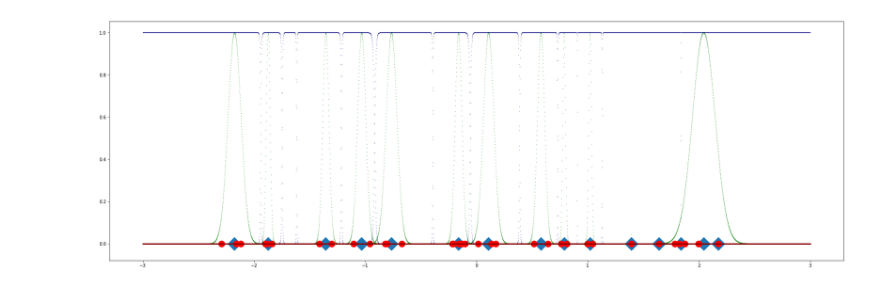
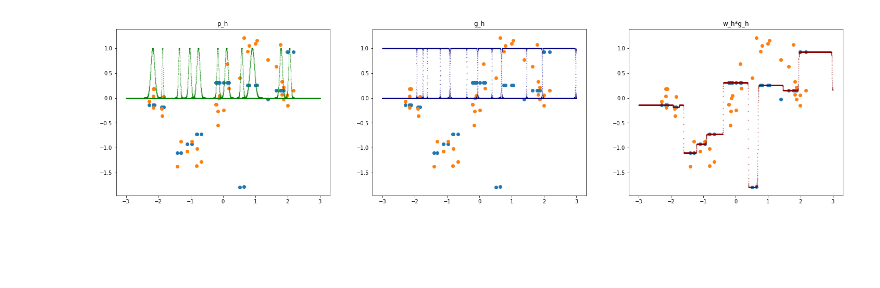
Before and after one commit to aliyesilkanat/Cmpe545, a Jupyter notebook: HW4/RBF_MoE.ipynb, the cells around one changed output. Saved outputs shown, nothing was run; the diff lists cells and outputs as text; code cells hidden in the pictures; blank space fills up the shorter version.

```diff
--- a/HW4/RBF_MoE.ipynb
+++ b/HW4/RBF_MoE.ipynb
@@ -239,33 +245,76 @@ def kmeans(X, k):
 
     return clusters, stds
 np.random.seed(1000)
-epochs=170
+
 k=15
-#m_values,s_values=kmeans(X_train,k)
-m_values,s_values=initialize_m_s(X_train,y_train,k,1000)
-w_values=np.random.uniform(-0.001,0.001,k)
-#plot_m_s_g_w(m_values,s_values,w_values)
+def plot_rbf_by_k(k,X_train,y_train,X_val,y_val,X_test,y_test):
+    fig=plt.figure(figsize=(25,20))
 
-plt.show()
-learning_rate=0.01
-for epoch in range(epochs):
-    shuffled_X,shuffled_Y=shuffle_dataset(X_train,X_test)
-    for x,r in zip(shuffled_X,shuffled_Y):
-        g_values=calculate_g(x,k,m_values,s_values)
-        y=np.dot(w_values,g_values)
-        grad_w=learning_rate*(r-y)*g_values
-        grad_m=(learning_rate*(r-y)*(w_values-y)*g_values*(x-m_values))/np.square(s_values)
-        grad_s=(learning_rate*(r-y)*(w_values-y)*g_values*(np.square(x-m_values)))/np.power(s_values,3)
-        w_values+=grad_w
-        m_values+=grad_m
-        s_values+=grad_s
-    learning_rate*=0.995
-    print("Epoch: {}, Training error: {}, Validation error: {}".format(epoch,predict_and_calc_loss(k,X_train,y_train,w_values,m_values,s_values),predict_and_calc_loss(k,X_val,y_val,w_values,m_values,s_values)))
-print("Training error: {}, Validation error: {}".format(predict_and_calc_loss(k,X_train,y_train,w_values,m_values,s_values),predict_and_calc_loss(k,X_val,y_val,w_values,m_values,s_values)))
+    ax=fig.add_subplot(331)
 
-plot_m_s_g_w(m_values,s_values,w_values)
+    epochs=200
+    #m_values,s_values=kmeans(X_train,k)
+    m_values,s_values=initialize_m_s(X_train,y_train,k,1000)
+    w_values=np.random.uniform(-0.001,0.001,k)
+    #plot_m_s_g_w(m_values,s_values,w_values)
 
-plt.scatter(X_train,predict_rbf(X_train,k,m_values,s_values,w_values))
-plt.scatter(X_train,y_train)
-plt.show()
+
+    learning_rate=0.01
+    for epoch in range(epochs):
+        shuffled_X,shuffled_Y=shuffle_dataset(X_train,X_test)
+        for x,r in zip(shuffled_X,shuffled_Y):
+            g_values=calculate_g(x,k,m_values,s_values)
+            y=np.dot(w_values,g_values)
+            grad_w=learning_rate*(r-y)*g_values
+            grad_m=(learning_rate*(r-y)*(w_values-y)*g_values*(x-m_values))/np.square(s_values)
+            grad_s=(learning_rate*(r-y)*(w_values-y)*g_values*(np.square(x-m_values)))/np.power(s_values,3)
+            w_values+=grad_w
+            m_values+=grad_m
+            s_values+=grad_s
+        learning_rate*=0.995
+        #print("Epoch: {}, Training error: {}, Validation error: {}".format(epoch,predict_and_calc_loss(k,X_train,y_train,w_values,m_values,s_values),predict_and_calc_loss(k,X_val,y_val,w_values,m_values,s_values)))
+
+    #plot_m_s_g_w(m_values,s_values,w_values)
+    linspace=np.linspace(-3,3,num=5000)
+    #plt.scatter(X_train,np.ones(len(X_train))*-.008,alpha=0.8,marker='x')
+    #ax.scatter(m_values,np.zeros(k),s=450,label="Centroids",marker="D")
+    ax.scatter(X_train,predict_rbf(X_train,k,m_values,s_values,w_values))
+    ax.scatter(X_train,y_train)
+    for m,s in zip(m_values,s_values):
+        p_h=calculate_p(linspace,m,s)
+        ax.scatter(linspace,p_h,alpha=0.5,s=0.5,label="P_h",c="green")
+    ax.set_title("p_h")
+    normalizer=0
+#     for x in X_train:
+#         plt.scatter(x,0,s=200,c="red")
+    ax=fig.add_subplot(332)
+    ax.scatter(X_train,predict_rbf(X_train,k,m_values,s_values,w_values))
+    ax.scatter(X_train,y_train)
+    ax.set_title("g_h")
+    for m,s in zip(m_values,s_values):
+        p_h=calculate_p(linspace,m,s)
+        normalizer+=p_h
+    for m,s in zip(m_values,s_values):
+        ax.scatter(linspace,calculate_p(linspace,m,s)/normalizer,s=0.5,alpha=0.5,label="g_h",marker="*",c="navy")
+    gw_values=[]
+    for x in linspace:
+        g=calculate_g(x,k,m_values,s_values)
+        gw_values.append(np.dot(g,w_values))
+    gw_values=np.array(gw_values)
+
+    ax=fig.add_subplot(333)
+    ax.scatter(X_train,predict_rbf(X_train,k,m_values,s_values,w_values))
+    ax.scatter(X_train,y_train)
+    ax.set_title("w_h*g_h")
+    ax.scatter(linspace,gw_values,alpha=0.5,s=0.8,label="w_h",c="darkred")
+
+
+    training_error=predict_and_calc_loss(k,X_train,y_train,w_values,m_values,s_values)
+    val_error=predict_and_calc_loss(k,X_val,y_val,w_values,m_values,s_values)
+    test_error=predict_and_calc_loss(k,X_test,y_test,w_values,m_values,s_values)
+    print("K: {}, Training error: {}, Validation error: {}, Test error: {}".format(k,training_error,val_error,test_error))
+    plt.show()
+plot_rbf_by_k(12,X_train,y_train,X_val,y_val,X_test,y_test)
+plot_rbf_by_k(14,X_train,y_train,X_val,y_val,X_test,y_test)
+plot_rbf_by_k(2,X_train,y_train,X_val,y_val,X_test,y_test)
 # %% [output]
@@ -289 +322 @@ Training error: 11.818208984492156, Validation error: 4.856286573299599
-[figure, old version]
+[figure, new version]
```
Also changed, not shown: parts of 5 cells of this notebook.
